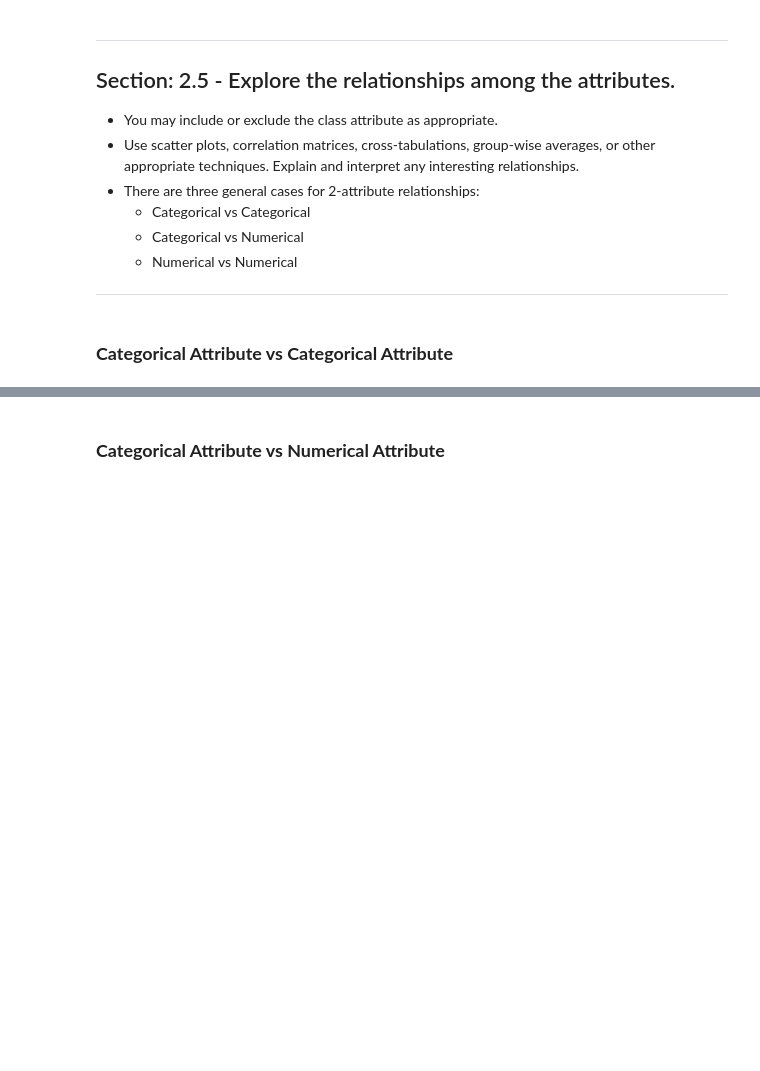
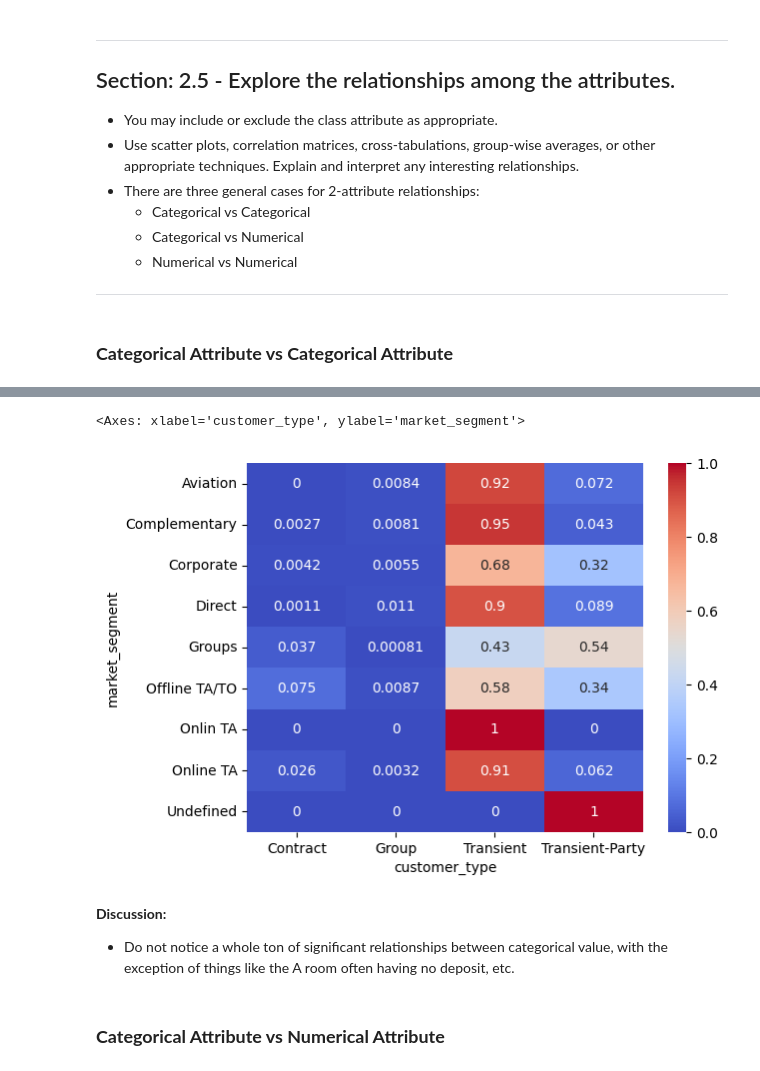
Before and after one commit to morgan1461/osu-gradtda-5622-sp26, a Jupyter notebook: course_materials/case_studies/1/GRADTDA5622-Sp23-CS1-Template_V1.ipynb, the cells around one changed output, grey strips where cells are left out. Cells and saved outputs as stored; diff of their text form; code cells hidden in the pictures; blank space fills up the shorter version.

```diff
--- a/course_materials/case_studies/1/GRADTDA5622-Sp23-CS1-Template_V1.ipynb
+++ b/course_materials/case_studies/1/GRADTDA5622-Sp23-CS1-Template_V1.ipynb
@@ -869,2 +917,14 @@ Suggested actions:
+# %%
+sns.heatmap(pd.crosstab(
+    data_df['market_segment'],
+    data_df['customer_type'],
+    normalize="index"
+), annot=True, cmap="coolwarm")
+# %% [output]
+<Axes: xlabel='customer_type', ylabel='market_segment'>
+[figure, added]
+# %% [markdown]
+**Discussion:**
+- Do not notice a whole ton of significant relationships between categorical value, with the exception of things like the A room often having no deposit, etc.
 # %% [markdown]
 ### **Categorical Attribute vs Numerical Attribute**
```
Also changed, not shown: parts of 14 cells of this notebook.
